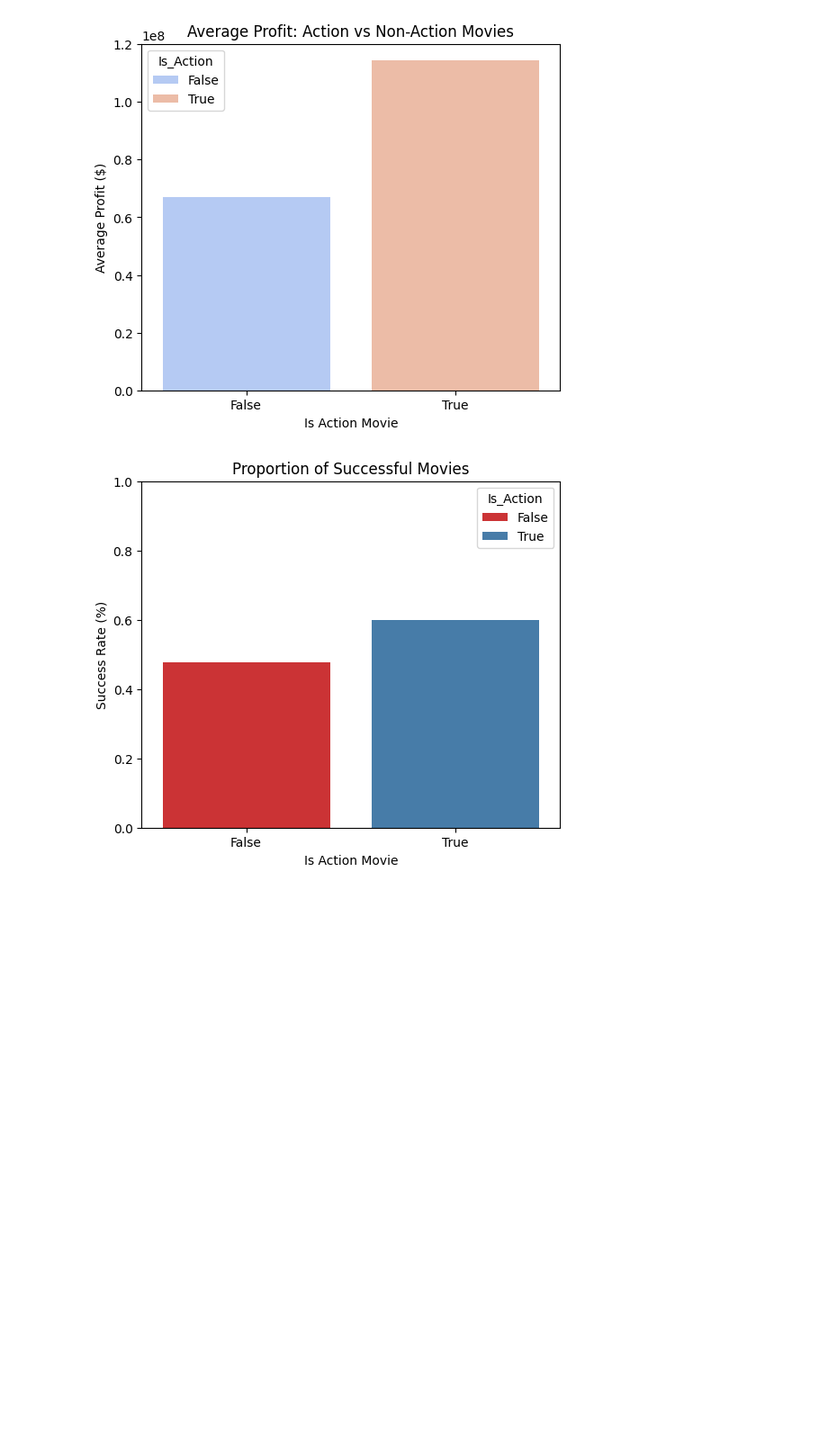
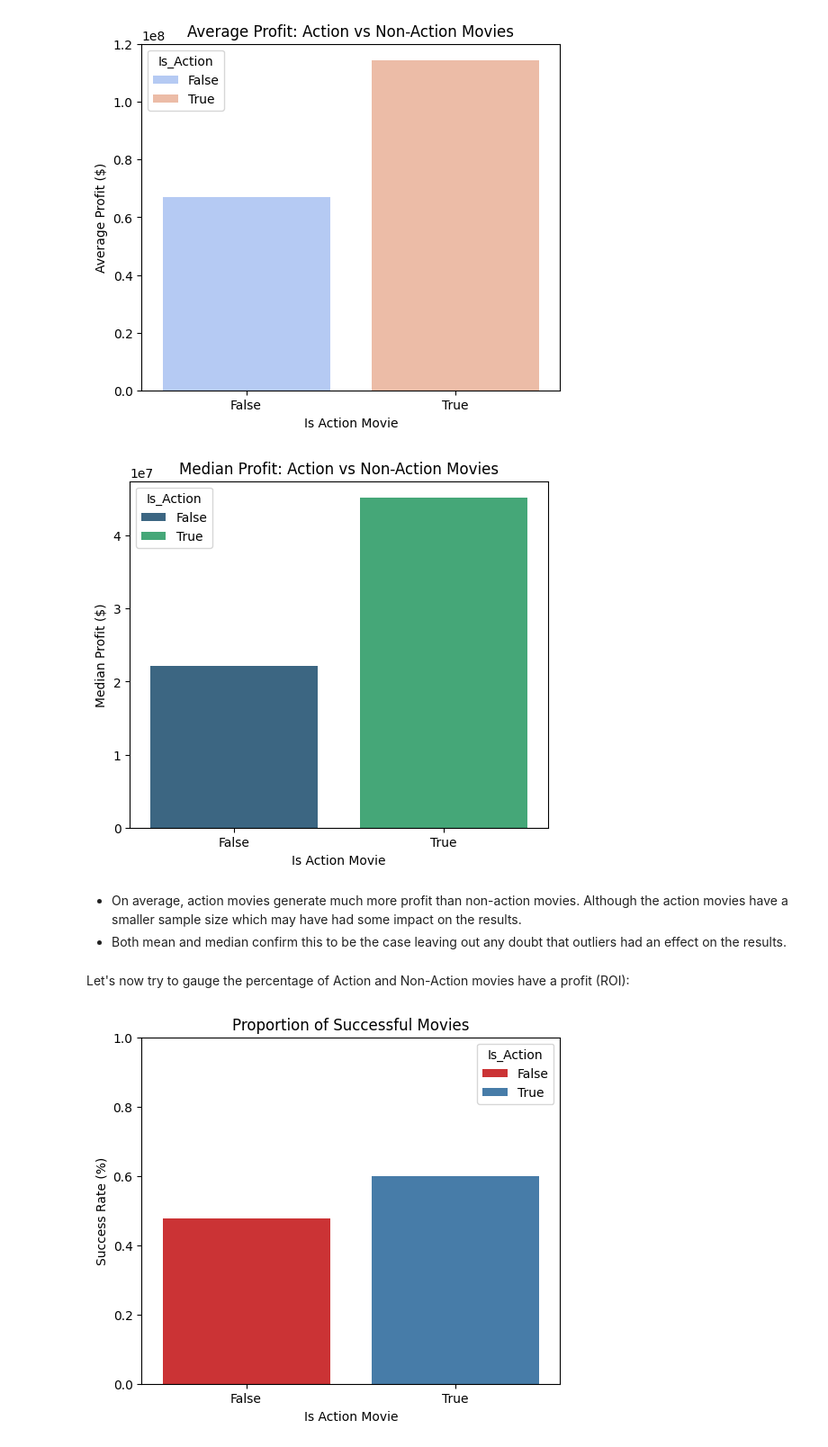
Before and after one commit to JayneLawley/Team1_TMDb_Hackathon_2, a Jupyter notebook: jupyter_notebooks/HM_EDA.ipynb, the cells around one changed output. Shown at 90% size. Saved outputs shown, nothing was run; the diff lists cells and outputs as text; code cells hidden in the pictures; blank space fills up the shorter version.

```diff
--- a/jupyter_notebooks/HM_EDA.ipynb
+++ b/jupyter_notebooks/HM_EDA.ipynb
@@ -442,6 +530,22 @@ plt.ylabel('Average Profit ($)')
 plt.show()
 # %% [output]
 [figure]
+# %%
+df_grouped_median = df_revenue.groupby('Is_Action', as_index=False, observed=False)['Profit'].median()
+
+plt.figure(figsize=(6,5))
+sns.barplot(data=df_grouped_median, x='Is_Action', y='Profit', palette='viridis', hue='Is_Action')
+plt.title('Median Profit: Action vs Non-Action Movies')
+plt.xlabel('Is Action Movie')
+plt.ylabel('Median Profit ($)')
+plt.show()
+# %% [output]
+[figure, added]
+# %% [markdown]
+- On average, action movies generate much more profit than non-action movies. Although the action movies have a smaller sample size which may have had some impact on the results.
+- Both mean and median confirm this to be the case leaving out any doubt that outliers had an effect on the results.
+# %% [markdown]
+Let's now try to gauge the percentage of Action and Non-Action movies have a profit (ROI):
 # %%
 df['Success'] = df['Profit'] > 0
 
```
Also changed, not shown: parts of 29 cells of this notebook.
